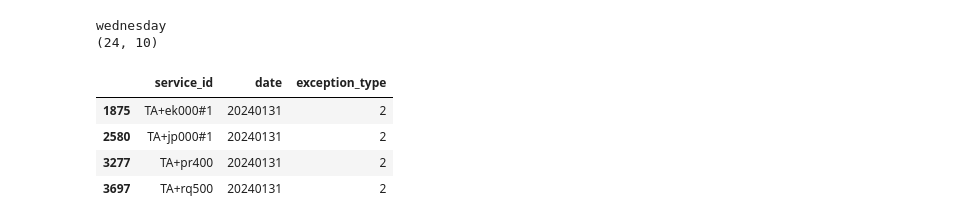
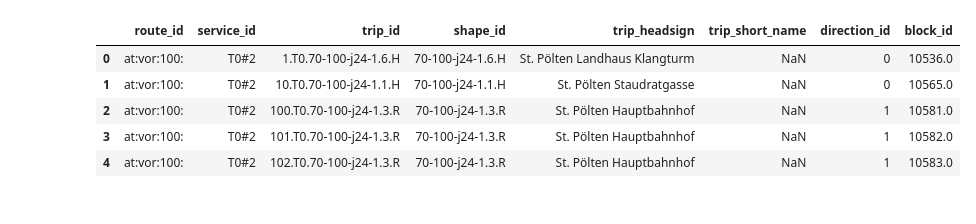
Before and after one commit to LeonRischar/ptsql_austria, a Jupyter notebook: src/demo_calculate_categories.ipynb, the cells around one changed output. Cells and saved outputs as stored; diff of their text form; code cells hidden in the pictures.

```diff
--- a/src/demo_calculate_categories.ipynb
+++ b/src/demo_calculate_categories.ipynb
@@ -56 +13,10 @@ route_type_translation = {0: 2, 1: 1, 2: 0, 3: 3, 11: 3,} #7: 3, 4: 3
+# %%
+# Config:
+
+region_name = "vor"
+# must be one of:
+# ["vor", "ooevv", "esg", "verbundlinie", "kaernterlinien", "salzburgverkehr", "vvt", "vmobil", "obb"]
+
+# select day in 2024 in format YYYYMMDD
+selected_day = 20240131
 # %%
@@ -123,31 +64,22 @@ stops.head()
 # %%
-# find weekday of selected day
-# days = ["monday", "tuesday", "wednesday", "thursday", "friday", "saturday", "sunday"]
-# date = datetime.fromisoformat(str(selected_day))
-# day_string = days[date.weekday()]
+# filter to keep only valid trips
+trips_filtered = trips[trips['service_id'].isin(calendar_filtered['service_id'])]
 
-date = datetime.fromisoformat(str(selected_day))
-day_string = date.strftime("%A").lower()
+# remove services with exception_type = 2 from calendar_dates
+trips_filtered = trips_filtered[~trips_filtered["service_id"].isin(removed_service["service_id"])]
 
-print(day_string)
+# add services with exception_type = 1 from calendar_dates
+trips_full = pd.concat([trips_filtered, trips[trips["service_id"].isin(added_service["service_id"])]])
 
-calendar_filtered = calendar[(calendar['start_date'] <= selected_day) & (calendar['end_date'] >= selected_day) & (calendar[day_string] == 1)].copy()
-#calendar_dates_filtered = calendar_dates[calendar_dates["date"] == selected_day]
+if trips_full.shape[0] == 0:
+    print(f"No trips found for {state_name} on {selected_day}! Either no service is running on this day or the input data is incomplete/incorrect.")
 
-added_service = calendar_dates[(calendar_dates['date'] == selected_day) & (calendar_dates['exception_type'] == 1)]
-removed_service = calendar_dates[(calendar_dates['date'] == selected_day) & (calendar_dates['exception_type'] == 2)]
-
-# only keep services that run on that weekday
-# calendar_filtered = calendar_filtered[calendar_filtered[day_string] == 1]
-
-print(calendar_filtered.shape)
-removed_service.head()
+display(trips_full.head())
 # %% [output]
-wednesday
-(24, 10)
-|  | service_id | date | exception_type |
-| 1875 | TA+ek000#1 | 20240131 | 2 |
-| 2580 | TA+jp000#1 | 20240131 | 2 |
-| 3277 | TA+pr400 | 20240131 | 2 |
-| 3697 | TA+rq500 | 20240131 | 2 |
+|  | route_id | service_id | trip_id | shape_id | trip_headsign | trip_short_name | direction_id | block_id |
+| 0 | at:vor:100: | T0#2 | 1.T0.70-100-j24-1.6.H | 70-100-j24-1.6.H | St. Pölten Landhaus Klangturm | NaN | 0 | 10536.0 |
+| 1 | at:vor:100: | T0#2 | 10.T0.70-100-j24-1.1.H | 70-100-j24-1.1.H | St. Pölten Staudratgasse | NaN | 0 | 10565.0 |
+| 2 | at:vor:100: | T0#2 | 100.T0.70-100-j24-1.3.R | 70-100-j24-1.3.R | St. Pölten Hauptbahnhof | NaN | 1 | 10581.0 |
+| 3 | at:vor:100: | T0#2 | 101.T0.70-100-j24-1.3.R | 70-100-j24-1.3.R | St. Pölten Hauptbahnhof | NaN | 1 | 10582.0 |
+| 4 | at:vor:100: | T0#2 | 102.T0.70-100-j24-1.3.R | 70-100-j24-1.3.R | St. Pölten Hauptbahnhof | NaN | 1 | 10583.0 |
 # %%
```
Also changed, not shown: parts of 13 cells of this notebook, 2 other files.
